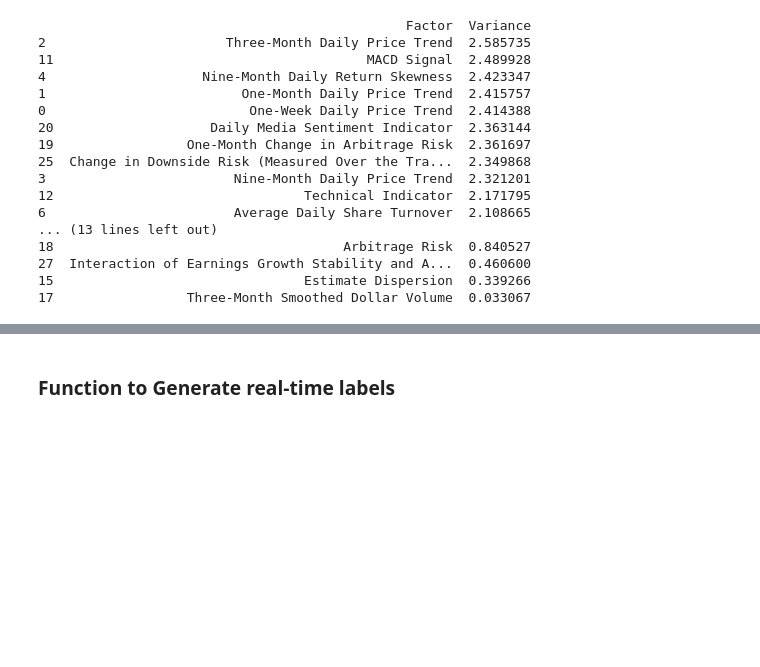
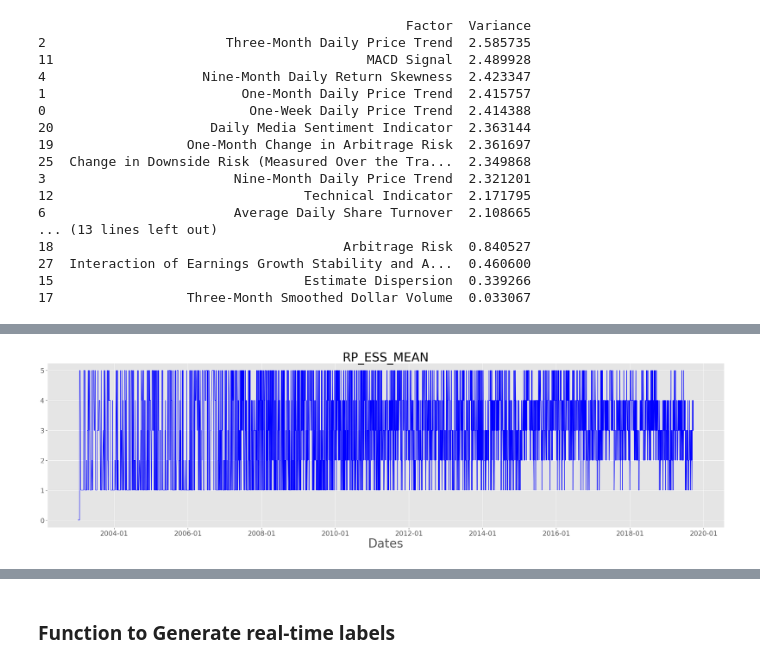
Before and after one commit to bondxue/FRE-7871-News-Analytics-and-Machine-Learning, a Jupyter notebook: News-Based-Trading-Strategy-Project/AMZN_NLPTest.ipynb, the cells around one changed output, grey strips where cells are left out. Cells and saved outputs as stored; diff of their text form; code cells hidden in the pictures; blank space fills up the shorter version.

```diff
--- a/News-Based-Trading-Strategy-Project/AMZN_NLPTest.ipynb
+++ b/News-Based-Trading-Strategy-Project/AMZN_NLPTest.ipynb
@@ -208,0 +258,2 @@ def plot_one_column(df, column_name):
+# %%
+news_factor['RP_ESS_MEAN'] = pd.qcut(news_factor['RP_ESS_MEAN'].values, 5).codes + 1
@@ -209,2 +270,6 @@ def plot_one_column(df, column_name):
+# %%
+plot_one_column(news_factor,'RP_ESS_MEAN')
+# %% [output]
+[figure, added]
 # %%
 plot_one_column(AMZN_tech_factor_df,'Downside Risk (Measured Over the Trailing Nine Months)')
```
Also changed, not shown: parts of 12 cells of this notebook.
